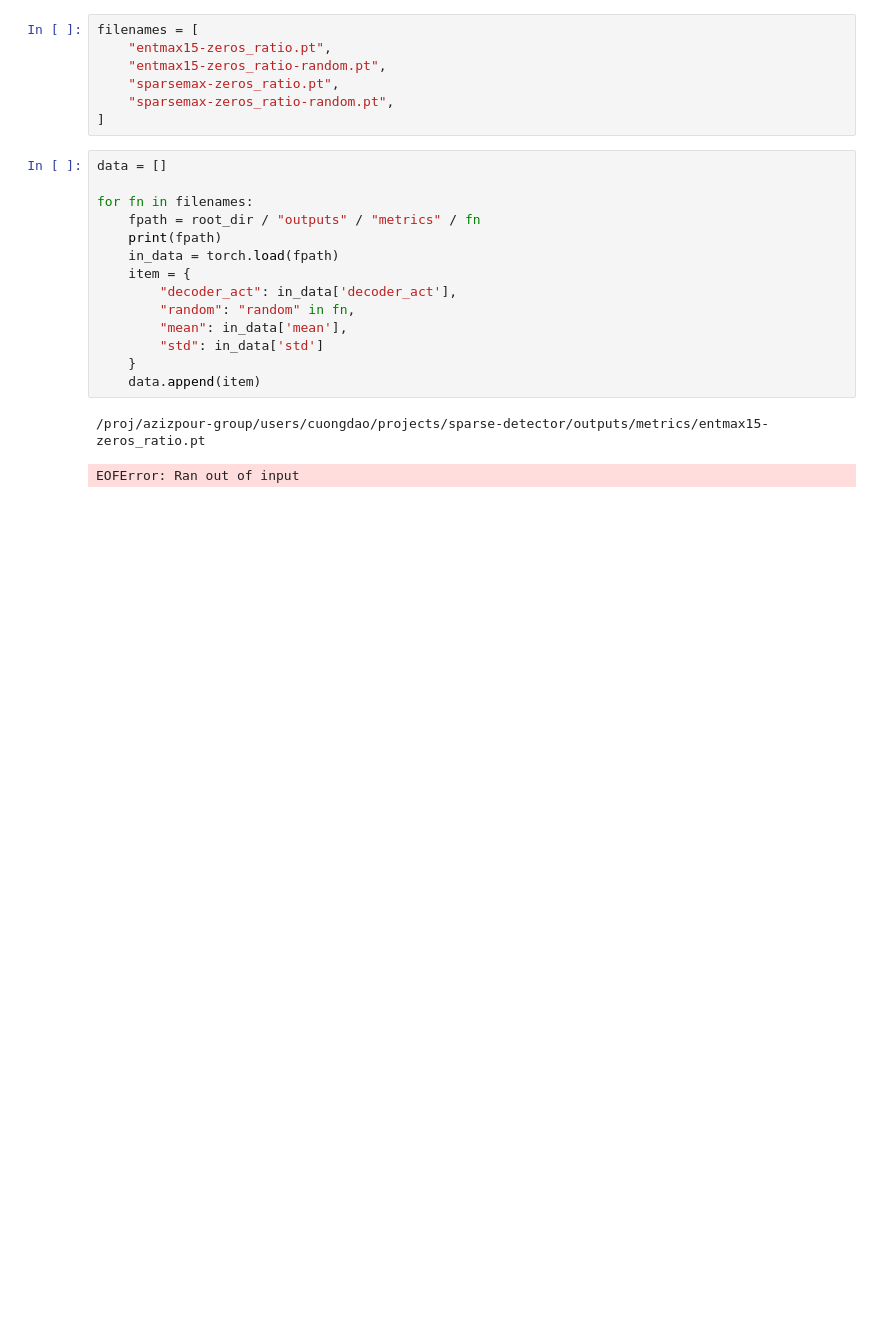
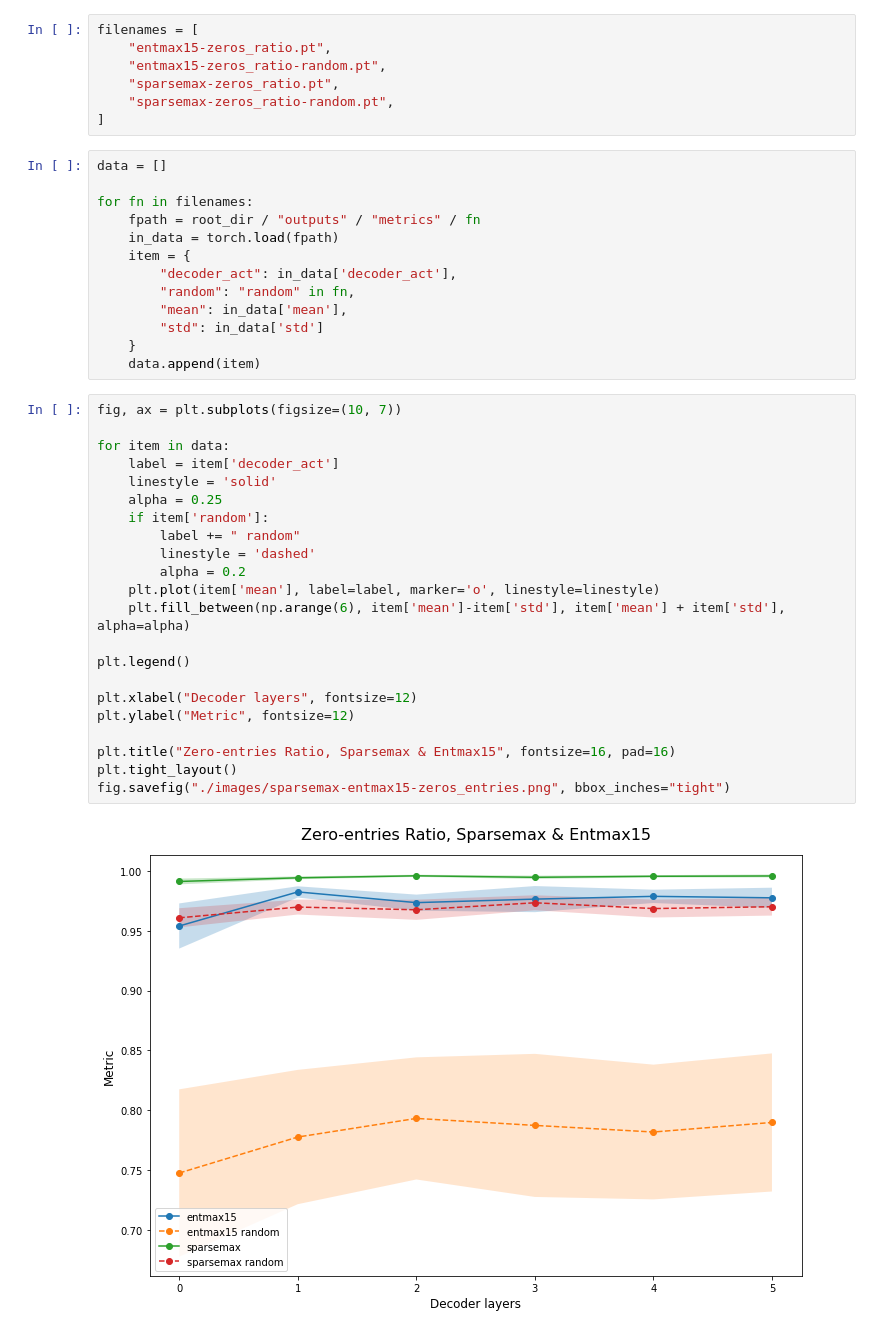
Before and after one commit to erikdao/sparse-detector, a Jupyter notebook: notebooks/val_metrics_analyses.ipynb, the cells around one changed output. Drawn from its saved outputs; the diff is of its cells as text; blank space fills up the shorter version.

Commit message:
Update: results for softmax, sparsemax, entmax15 zero-entries ratio

```diff
--- a/notebooks/val_metrics_analyses.ipynb
+++ b/notebooks/val_metrics_analyses.ipynb
@@ -96,7 +95,6 @@ data = []
 
 for fn in filenames:
     fpath = root_dir / "outputs" / "metrics" / fn
-    print(fpath)
     in_data = torch.load(fpath)
     item = {
         "decoder_act": in_data['decoder_act'],
@@ -105,6 +103,27 @@ for fn in filenames:
         "std": in_data['std']
     }
     data.append(item)
-# %% [output]
-/proj/azizpour-group/users/cuongdao/projects/sparse-detector/outputs/metrics/entmax15-zeros_ratio.pt
-EOFError: Ran out of input
+# %%
+fig, ax = plt.subplots(figsize=(10, 7))
+
+for item in data:
+    label = item['decoder_act']
+    linestyle = 'solid'
+    alpha = 0.25
+    if item['random']:
+        label += " random"
+        linestyle = 'dashed'
+        alpha = 0.2
+    plt.plot(item['mean'], label=label, marker='o', linestyle=linestyle)
+    plt.fill_between(np.arange(6), item['mean']-item['std'], item['mean'] + item['std'], alpha=alpha)
+
+plt.legend()
+
+plt.xlabel("Decoder layers", fontsize=12)
+plt.ylabel("Metric", fontsize=12)
+
+plt.title("Zero-entries Ratio, Sparsemax & Entmax15", fontsize=16, pad=16)
+plt.tight_layout()
+fig.savefig("./images/sparsemax-entmax15-zeros_entries.png", bbox_inches="tight")
+# %% [output]
+[figure, added]
```
Also changed, not shown: parts of 1 cell of this notebook, 3 other files.
